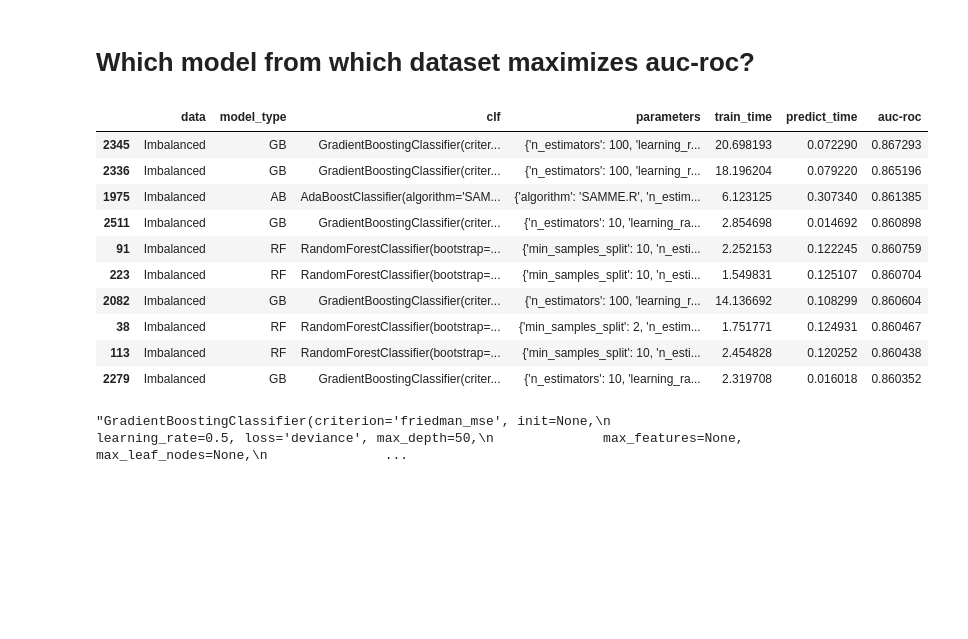
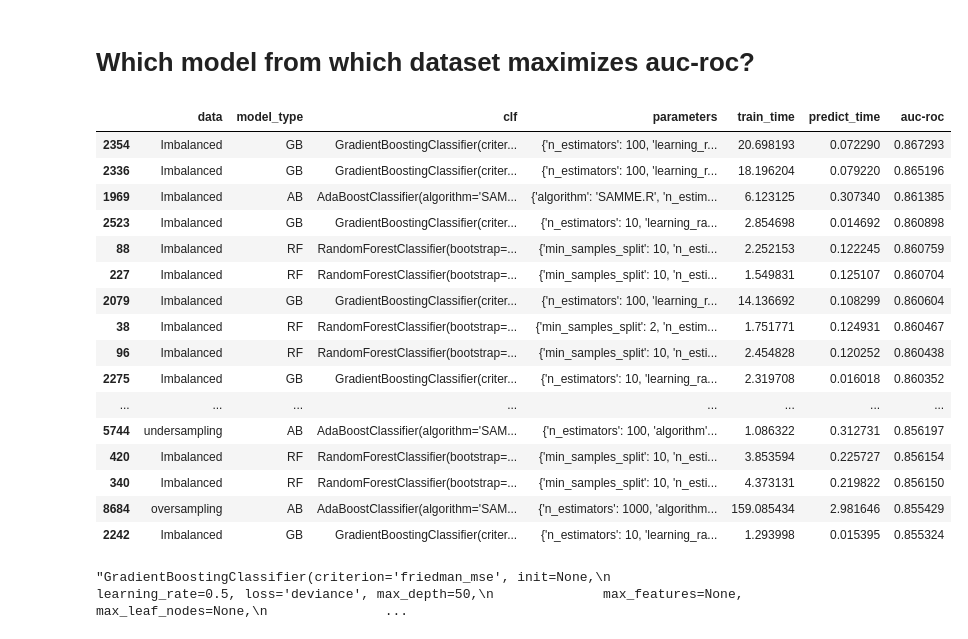
Before and after one commit to hakoenig/Machine_Learning_for_Public_Policy, a Jupyter notebook: Assignment3_Improved_Pipeline/Evaluation.ipynb, the cells around one changed output. Saved outputs shown, nothing was run; the diff lists cells and outputs as text; code cells hidden in the pictures; blank space fills up the shorter version.

Commit message:
all models trained

```diff
--- a/Assignment3_Improved_Pipeline/Evaluation.ipynb
+++ b/Assignment3_Improved_Pipeline/Evaluation.ipynb
@@ -13,7 +13,7 @@ oversampling_results["data"] = "oversampling"
 undersampling_results["data"] = "undersampling"
 
 all_results = imbalanced_results.append(undersampling_results, ignore_index=True)
-#all_results = all_results.append(oversampling_results, ignore_index=True)
+all_results = all_results.append(oversampling_results, ignore_index=True)
 
 all_results["f1_at_1000"] = 2 * ((all_results["p_at_1000"] * all_results["rec_at_1000"])
                              / (all_results["p_at_1000"] + all_results["rec_at_1000"]))
@@ -25,19 +25,25 @@ all_results["f1_at_2000"] = 2 * ((all_results["p_at_2000"] * all_results["rec_at
 # %%
 # Max auc-roc by model
 all_results.sort_values("auc-roc", ascending=False)[["data", "model_type", "clf", "parameters",
-                                           "train_time", "predict_time", "auc-roc"]].drop_duplicates().head(10)
+                                           "train_time", "predict_time", "auc-roc"]].drop_duplicates().head(50)
 # %% [output]
 |  | data | model_type | clf | parameters | train_time | predict_time | auc-roc |
-| 2345 | Imbalanced | GB | GradientBoostingClassifier(criter... | {'n_estimators': 100, 'learning_r... | 20.698193 | 0.072290 | 0.867293 |
+| 2354 | Imbalanced | GB | GradientBoostingClassifier(criter... | {'n_estimators': 100, 'learning_r... | 20.698193 | 0.072290 | 0.867293 |
 | 2336 | Imbalanced | GB | GradientBoostingClassifier(criter... | {'n_estimators': 100, 'learning_r... | 18.196204 | 0.079220 | 0.865196 |
-| 1975 | Imbalanced | AB | AdaBoostClassifier(algorithm='SAM... | {'algorithm': 'SAMME.R', 'n_estim... | 6.123125 | 0.307340 | 0.861385 |
-| 2511 | Imbalanced | GB | GradientBoostingClassifier(criter... | {'n_estimators': 10, 'learning_ra... | 2.854698 | 0.014692 | 0.860898 |
-| 91 | Imbalanced | RF | RandomForestClassifier(bootstrap=... | {'min_samples_split': 10, 'n_esti... | 2.252153 | 0.122245 | 0.860759 |
-| 223 | Imbalanced | RF | RandomForestClassifier(bootstrap=... | {'min_samples_split': 10, 'n_esti... | 1.549831 | 0.125107 | 0.860704 |
-| 2082 | Imbalanced | GB | GradientBoostingClassifier(criter... | {'n_estimators': 100, 'learning_r... | 14.136692 | 0.108299 | 0.860604 |
+| 1969 | Imbalanced | AB | AdaBoostClassifier(algorithm='SAM... | {'algorithm': 'SAMME.R', 'n_estim... | 6.123125 | 0.307340 | 0.861385 |
+| 2523 | Imbalanced | GB | GradientBoostingClassifier(criter... | {'n_estimators': 10, 'learning_ra... | 2.854698 | 0.014692 | 0.860898 |
+| 88 | Imbalanced | RF | RandomForestClassifier(bootstrap=... | {'min_samples_split': 10, 'n_esti... | 2.252153 | 0.122245 | 0.860759 |
+| 227 | Imbalanced | RF | RandomForestClassifier(bootstrap=... | {'min_samples_split': 10, 'n_esti... | 1.549831 | 0.125107 | 0.860704 |
+| 2079 | Imbalanced | GB | GradientBoostingClassifier(criter... | {'n_estimators': 100, 'learning_r... | 14.136692 | 0.108299 | 0.860604 |
 | 38 | Imbalanced | RF | RandomForestClassifier(bootstrap=... | {'min_samples_split': 2, 'n_estim... | 1.751771 | 0.124931 | 0.860467 |
-| 113 | Imbalanced | RF | RandomForestClassifier(bootstrap=... | {'min_samples_split': 10, 'n_esti... | 2.454828 | 0.120252 | 0.860438 |
-| 2279 | Imbalanced | GB | GradientBoostingClassifier(criter... | {'n_estimators': 10, 'learning_ra... | 2.319708 | 0.016018 | 0.860352 |
+| 96 | Imbalanced | RF | RandomForestClassifier(bootstrap=... | {'min_samples_split': 10, 'n_esti... | 2.454828 | 0.120252 | 0.860438 |
+| 2275 | Imbalanced | GB | GradientBoostingClassifier(criter... | {'n_estimators': 10, 'learning_ra... | 2.319708 | 0.016018 | 0.860352 |
+| ... | ... | ... | ... | ... | ... | ... | ... |
+| 5744 | undersampling | AB | AdaBoostClassifier(algorithm='SAM... | {'n_estimators': 100, 'algorithm'... | 1.086322 | 0.312731 | 0.856197 |
+| 420 | Imbalanced | RF | RandomForestClassifier(bootstrap=... | {'min_samples_split': 10, 'n_esti... | 3.853594 | 0.225727 | 0.856154 |
+| 340 | Imbalanced | RF | RandomForestClassifier(bootstrap=... | {'min_samples_split': 10, 'n_esti... | 4.373131 | 0.219822 | 0.856150 |
+| 8684 | oversampling | AB | AdaBoostClassifier(algorithm='SAM... | {'n_estimators': 1000, 'algorithm... | 159.085434 | 2.981646 | 0.855429 |
+| 2242 | Imbalanced | GB | GradientBoostingClassifier(criter... | {'n_estimators': 10, 'learning_ra... | 1.293998 | 0.015395 | 0.855324 |
 # %%
 all_results.sort_values("auc-roc", ascending=False)[["data", "clf", "parameters"]].drop_duplicates().iloc[0].clf
 # %% [output]
```
Also changed, not shown: parts of 10 cells of this notebook.
